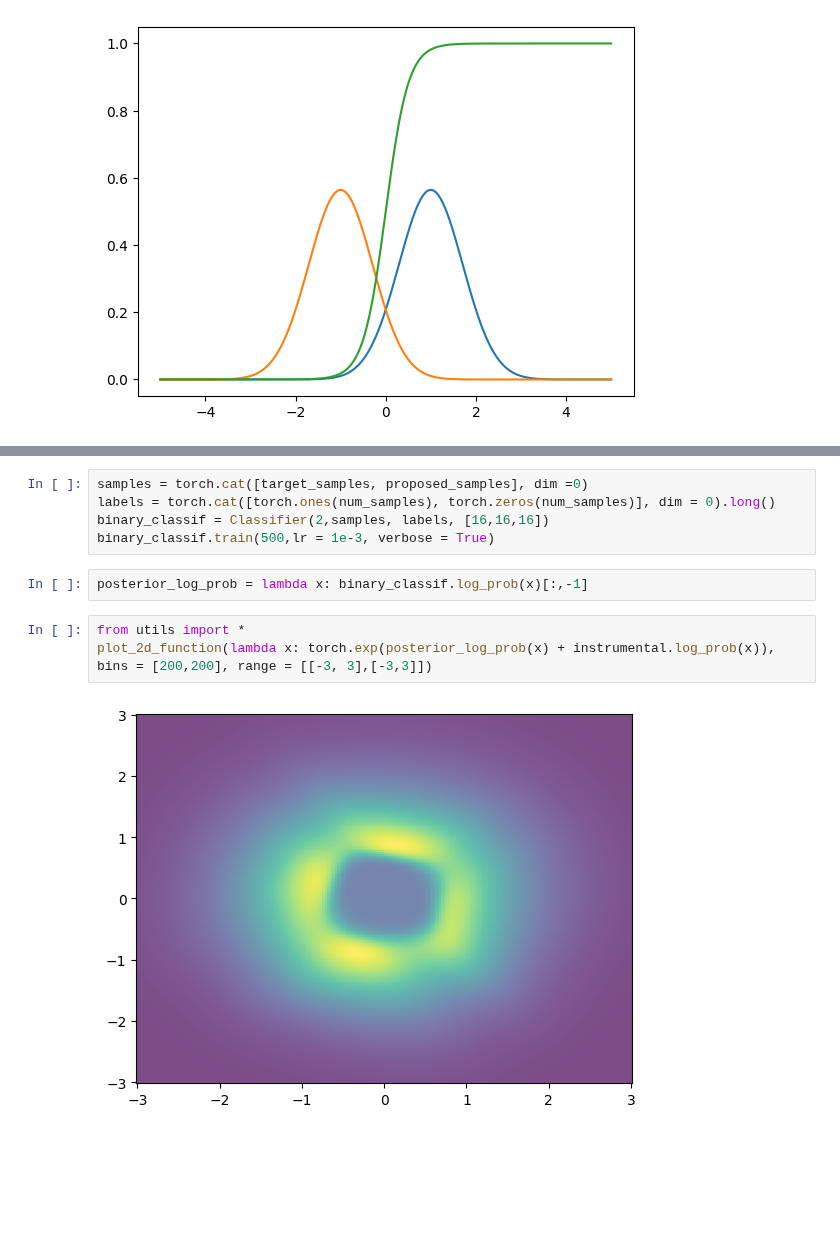
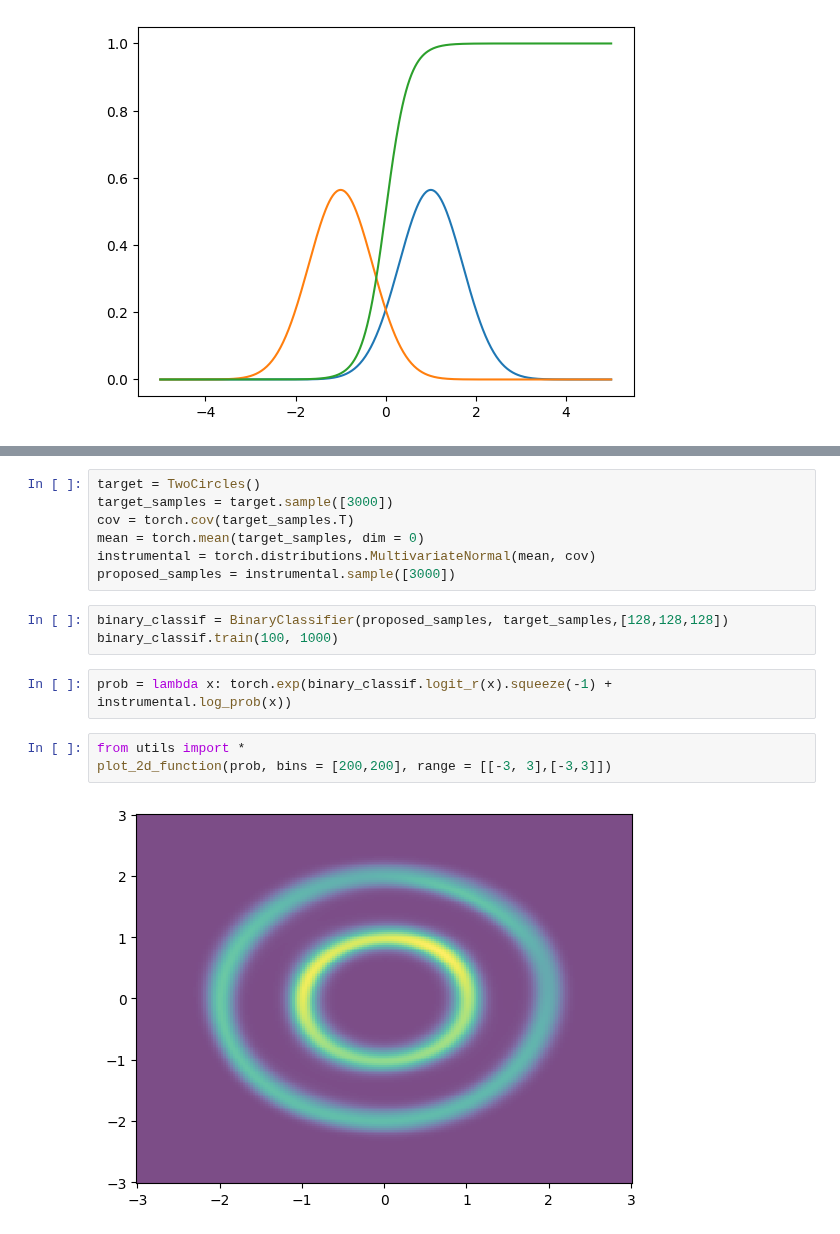
Before and after one commit to ElouanARGOUARCH/experiments, a Jupyter notebook: ratio/Euler/Visual.ipynb, the cells around one changed output, grey strips where cells are left out. Cells and saved outputs as stored; diff of their text form; blank space fills up the shorter version.

```diff
--- a/ratio/Euler/Visual.ipynb
+++ b/ratio/Euler/Visual.ipynb
@@ -131,12 +36,17 @@ class Classifier(torch.nn.Module):
 # %%
-samples = torch.cat([target_samples, proposed_samples], dim =0)
-labels = torch.cat([torch.ones(num_samples), torch.zeros(num_samples)], dim = 0).long()
-binary_classif = Classifier(2,samples, labels, [16,16,16])
-binary_classif.train(500,lr = 1e-3, verbose = True)
+target = TwoCircles()
+target_samples = target.sample([3000])
+cov = torch.cov(target_samples.T)
+mean = torch.mean(target_samples, dim = 0)
+instrumental = torch.distributions.MultivariateNormal(mean, cov)
+proposed_samples = instrumental.sample([3000])
+# %%
+binary_classif = BinaryClassifier(proposed_samples, target_samples,[128,128,128])
+binary_classif.train(100, 1000)
 # %%
-posterior_log_prob = lambda x: binary_classif.log_prob(x)[:,-1]
+prob = lambda x: torch.exp(binary_classif.logit_r(x).squeeze(-1) + instrumental.log_prob(x))
 # %%
 from utils import *
-plot_2d_function(lambda x: torch.exp(posterior_log_prob(x) + instrumental.log_prob(x)), bins = [200,200], range = [[-3, 3],[-3,3]])
+plot_2d_function(prob, bins = [200,200], range = [[-3, 3],[-3,3]])
 # %% [output]
-[figure, old version]
+[figure, new version]
```
Also changed, not shown: parts of 5 cells of this notebook, 6 other files.
